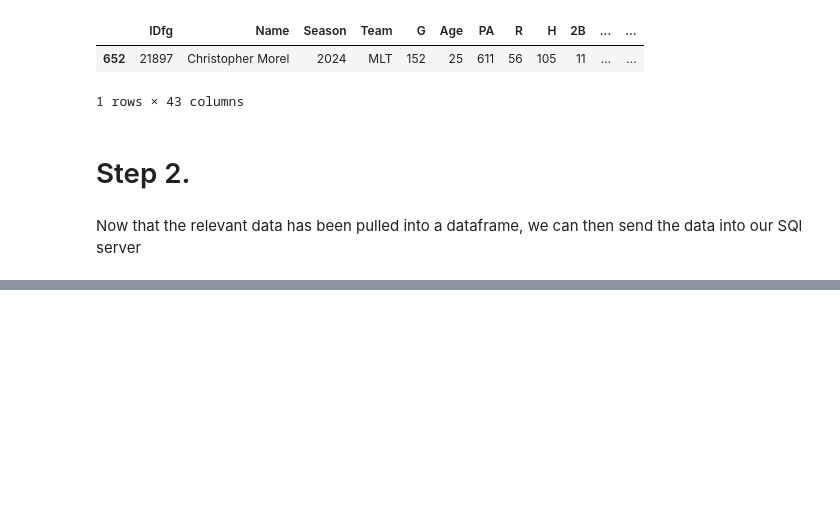
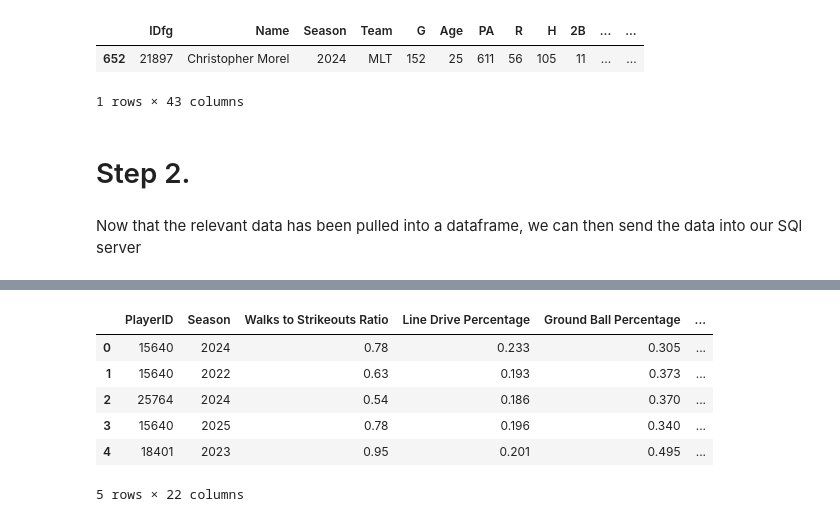
Before and after one commit to KyleDong03/MLB-War-Predictor, a Jupyter notebook: notebooks/Test Notebook.ipynb, the cells around one changed output, grey strips where cells are left out. Cells and saved outputs as stored; diff of their text form; code cells hidden in the pictures; blank space fills up the shorter version.

```diff
--- a/notebooks/Test Notebook.ipynb
+++ b/notebooks/Test Notebook.ipynb
@@ -162,0 +215,14 @@ import sqlalchemy as db
+# %%
+# Run a sanity check to ensure the data was written correctly to AdvStats table
+query = 'SELECT * FROM "AdvStats";'
+
+advStatsData = pd.read_sql(query, connection)
+advStatsData.head()
+# %% [output]
+|  | PlayerID | Season | Walks to Strikeouts Ratio | Line Drive Percentage | Ground Ball Percentage | ... |
+| 0 | 15640 | 2024 | 0.78 | 0.233 | 0.305 | ... |
+| 1 | 15640 | 2022 | 0.63 | 0.193 | 0.373 | ... |
+| 2 | 25764 | 2024 | 0.54 | 0.186 | 0.370 | ... |
+| 3 | 15640 | 2025 | 0.78 | 0.196 | 0.340 | ... |
+| 4 | 18401 | 2023 | 0.95 | 0.201 | 0.495 | ... |
+5 rows × 22 columns
```
Also changed, not shown: parts of 7 cells of this notebook, 1 other file.
